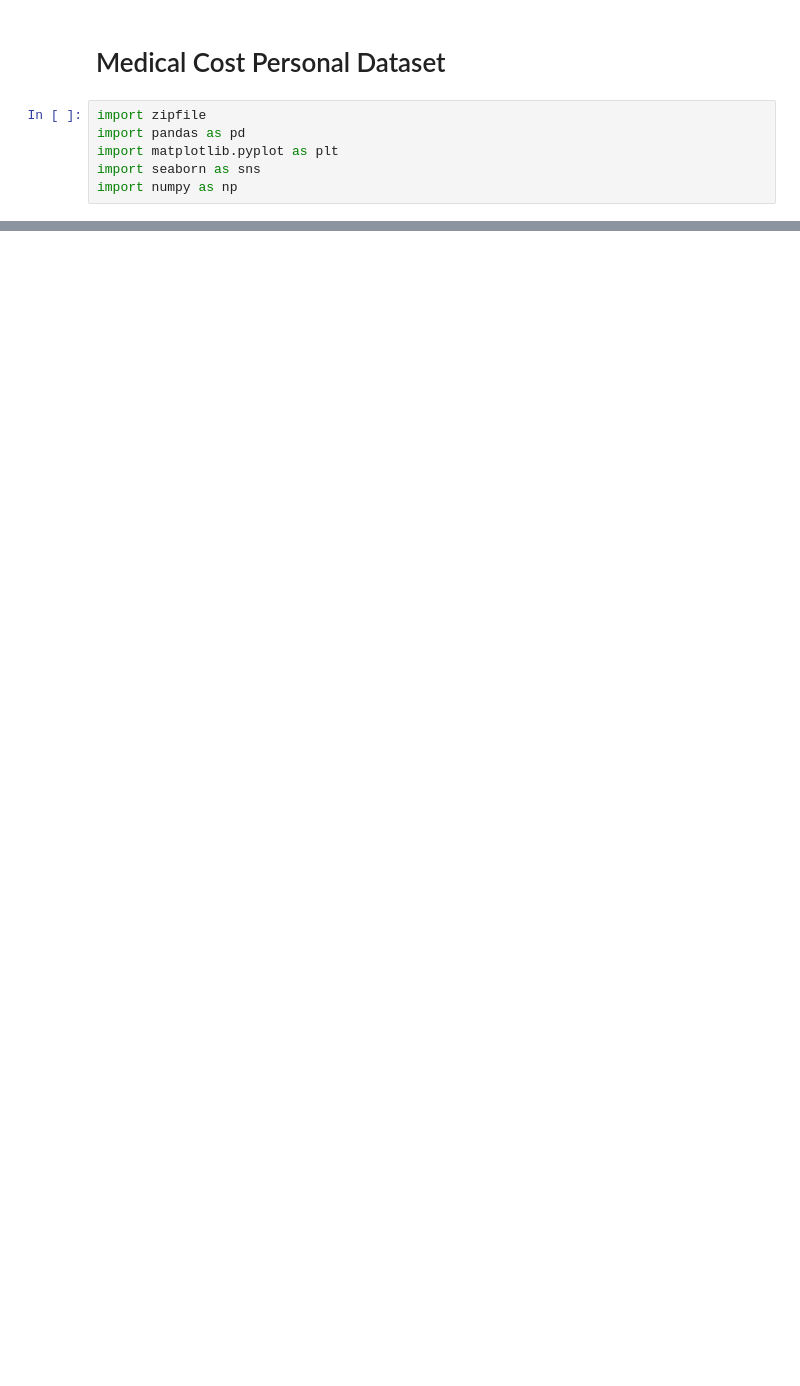
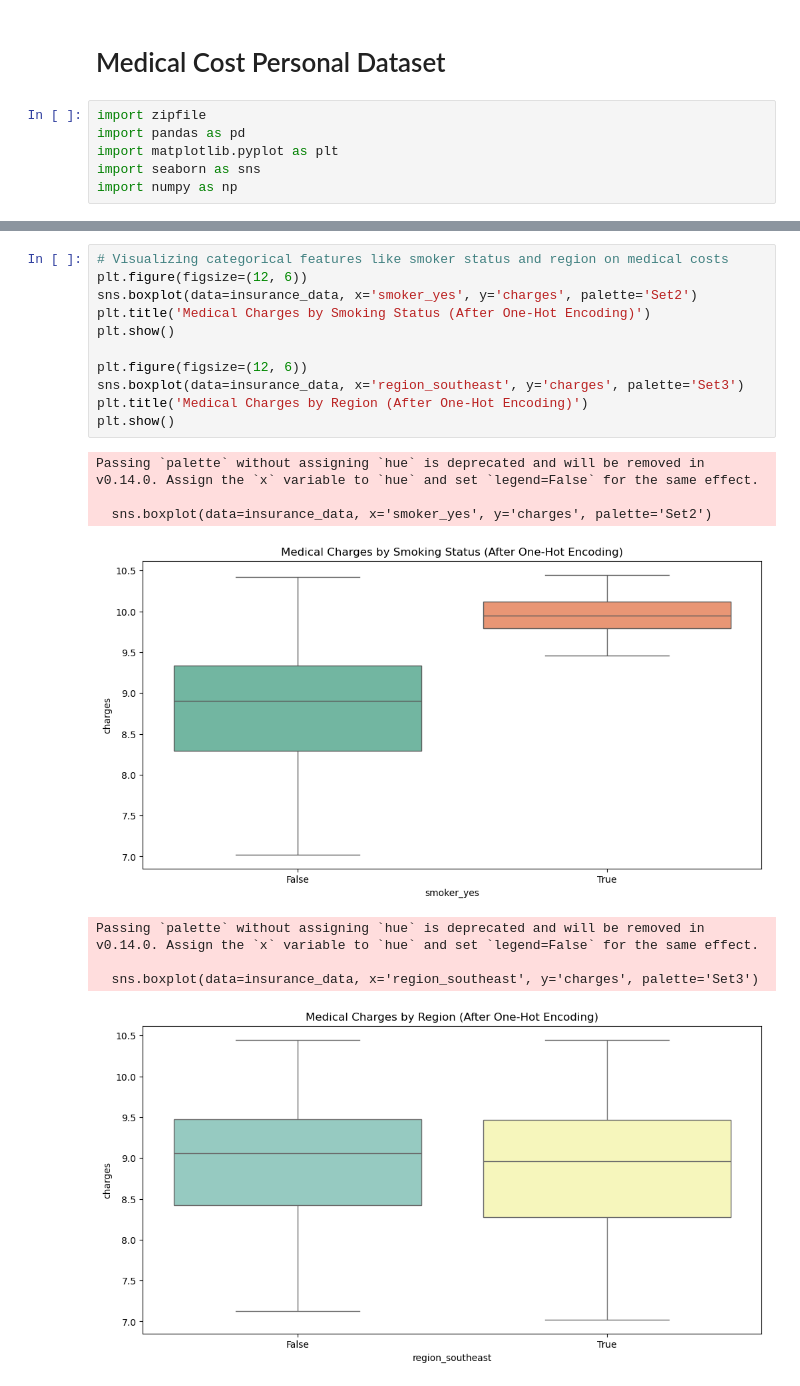
Before and after one commit to MiltonGreat/Medical-Cost-Personal-Dataset, a Jupyter notebook: Medical Cost Personal Dataset.ipynb, the cells around one changed output, grey strips where cells are left out. Drawn from its saved outputs; the diff is of its cells as text; blank space fills up the shorter version.

```diff
--- a/Medical Cost Personal Dataset.ipynb
+++ b/Medical Cost Personal Dataset.ipynb
@@ -100,0 +146,20 @@ Passing `palette` without assigning `hue` is deprecated and will be removed in v
+# %%
+# Visualizing categorical features like smoker status and region on medical costs
+plt.figure(figsize=(12, 6))
+sns.boxplot(data=insurance_data, x='smoker_yes', y='charges', palette='Set2')
+plt.title('Medical Charges by Smoking Status (After One-Hot Encoding)')
+plt.show()
+
+plt.figure(figsize=(12, 6))
+sns.boxplot(data=insurance_data, x='region_southeast', y='charges', palette='Set3')
+plt.title('Medical Charges by Region (After One-Hot Encoding)')
+plt.show()
+# %% [output]
+Passing `palette` without assigning `hue` is deprecated and will be removed in v0.14.0. Assign the `x` variable to `hue` and set `legend=False` for the same effect.
+
+  sns.boxplot(data=insurance_data, x='smoker_yes', y='charges', palette='Set2')
+[figure, added]
+Passing `palette` without assigning `hue` is deprecated and will be removed in v0.14.0. Assign the `x` variable to `hue` and set `legend=False` for the same effect.
+
+  sns.boxplot(data=insurance_data, x='region_southeast', y='charges', palette='Set3')
+[figure, added]
```
Also changed, not shown: parts of 8 cells of this notebook.
